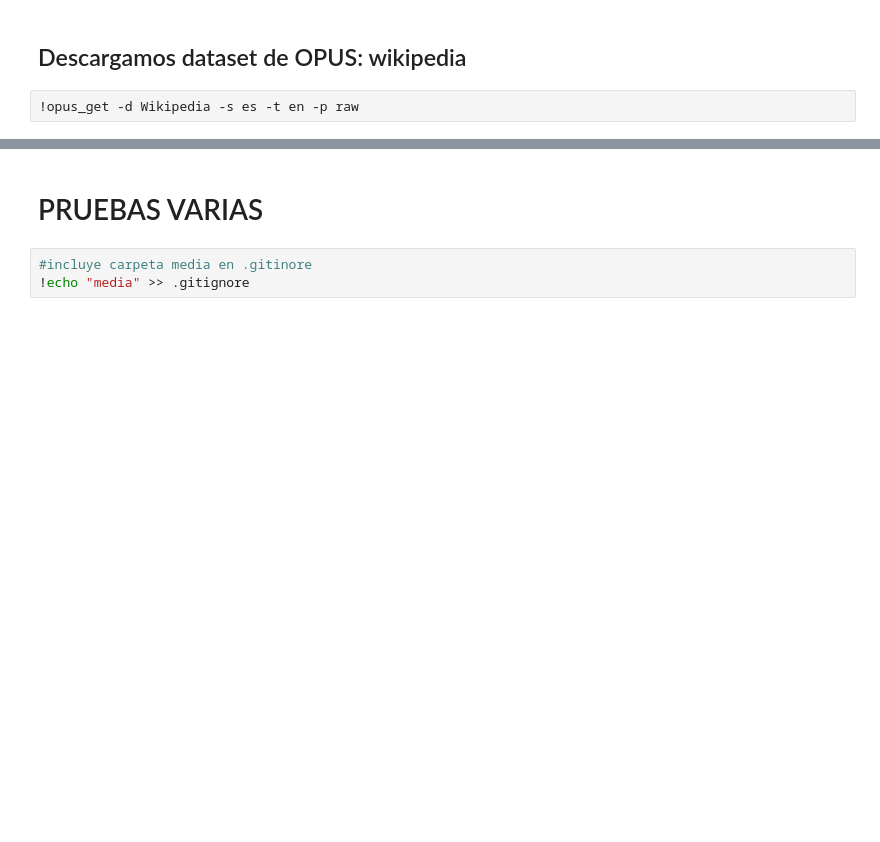
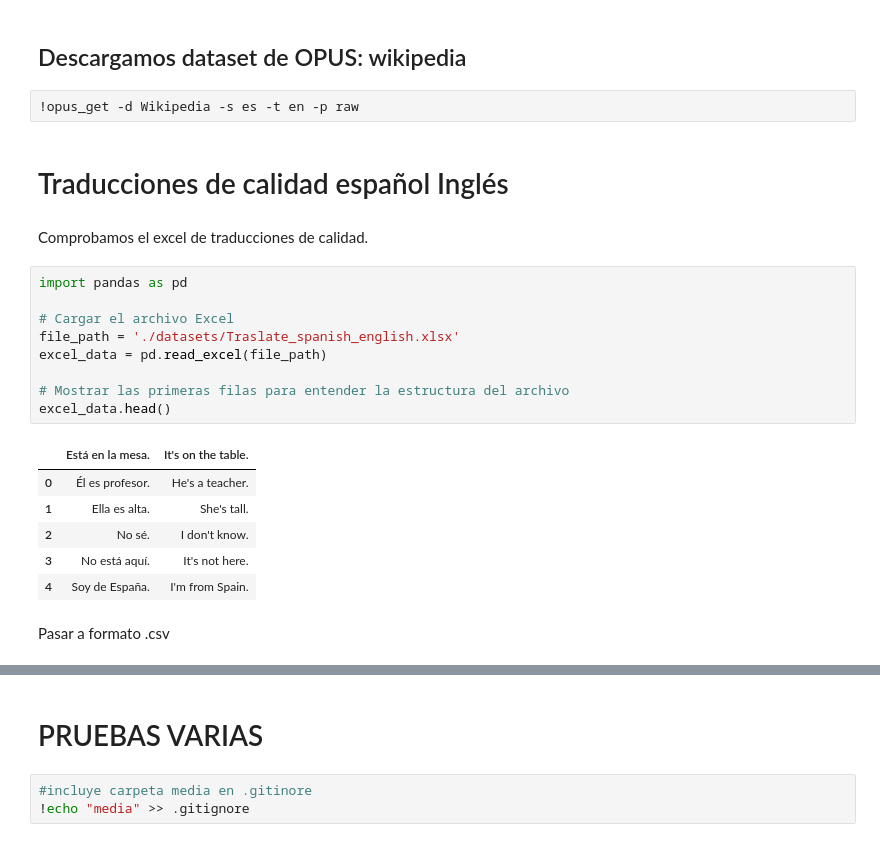
Before and after one commit to javileyes/video-translator, a Jupyter notebook: S2S_to_spa_Traductor_voz_off.ipynb, the cells around one changed output, grey strips where cells are left out. Cells and saved outputs as stored; diff of their text form; blank space fills up the shorter version.

```diff
--- a/S2S_to_spa_Traductor_voz_off.ipynb
+++ b/S2S_to_spa_Traductor_voz_off.ipynb
@@ -2466,3 +2466,25 @@ Overwriting parse_xml_OPUS_pelis_to_csv.py
 ## Descargamos dataset de OPUS: wikipedia
 # %%
 !opus_get -d Wikipedia -s es -t en -p raw
+# %% [markdown]
+# Traducciones de calidad español Inglés
+# %% [markdown]
+Comprobamos el excel de traducciones de calidad.
+# %%
+import pandas as pd
+
+# Cargar el archivo Excel
+file_path = './datasets/Traslate_spanish_english.xlsx'
+excel_data = pd.read_excel(file_path)
+
+# Mostrar las primeras filas para entender la estructura del archivo
+excel_data.head()
+# %% [output]
+|  | Está en la mesa. | It's on the table. |
+| 0 | Él es profesor. | He's a teacher. |
+| 1 | Ella es alta. | She's tall. |
+| 2 | No sé. | I don't know. |
+| 3 | No está aquí. | It's not here. |
+| 4 | Soy de España. | I'm from Spain. |
+# %% [markdown]
+Pasar a formato .csv
```
Also changed, not shown: parts of 14 cells of this notebook, 3 other files.
